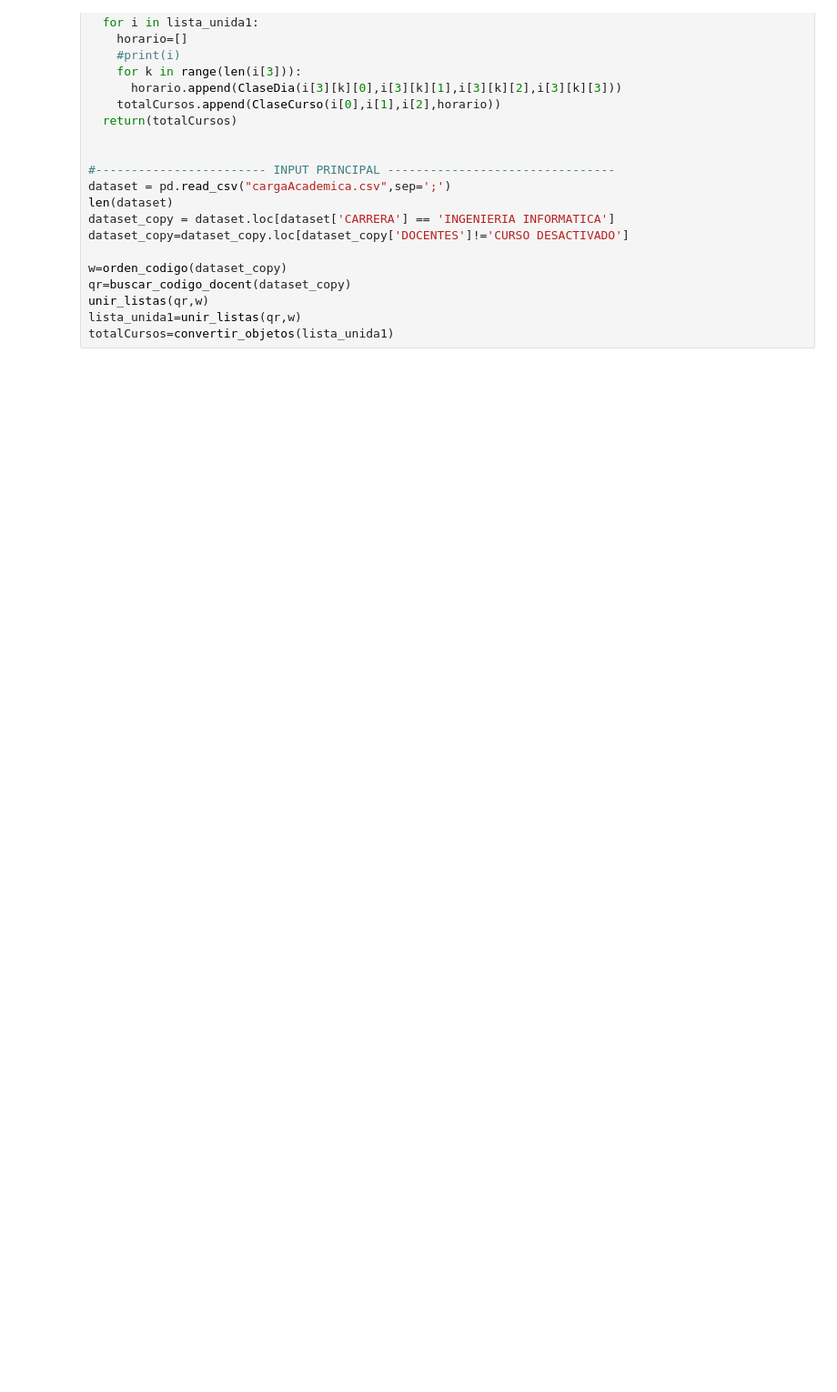
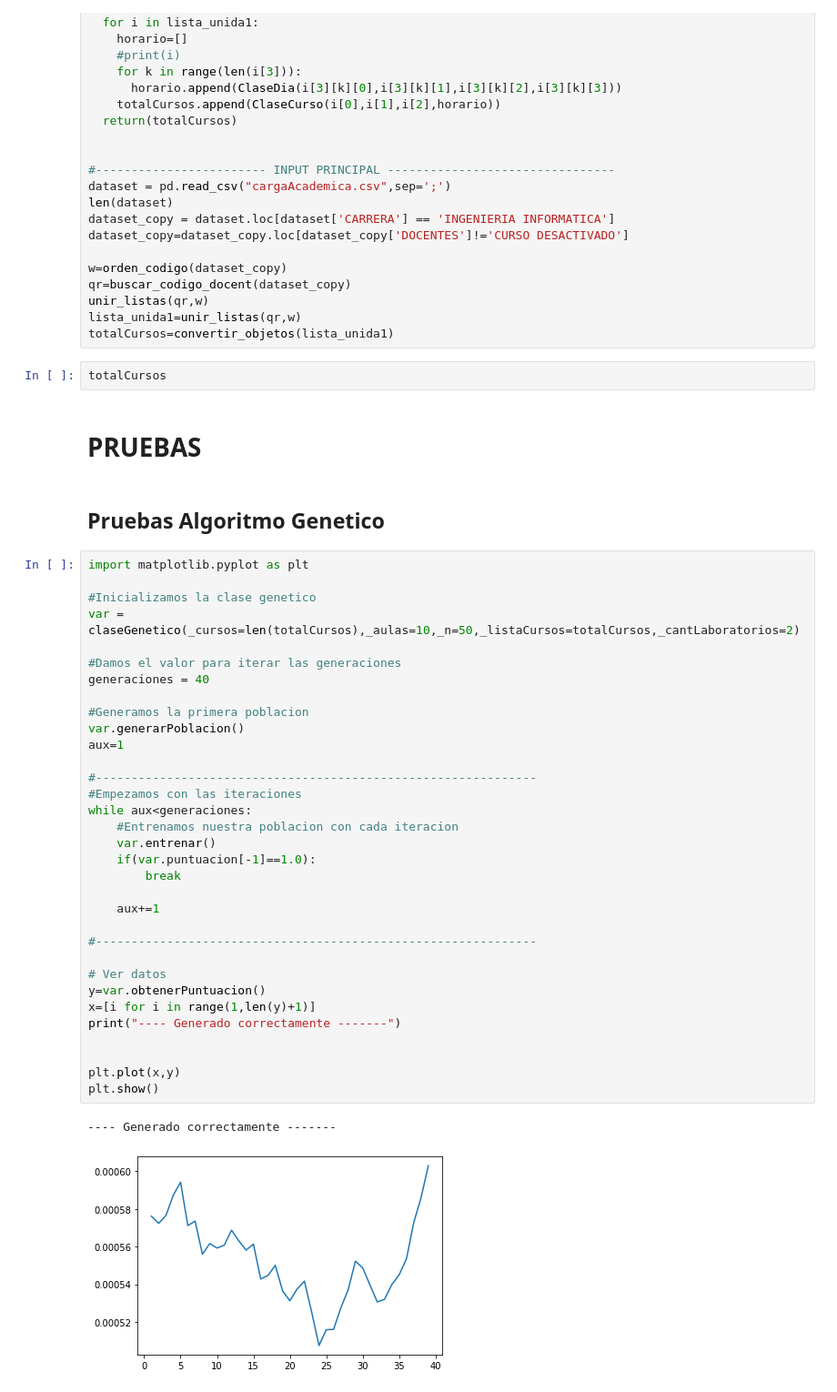
Before and after one commit to EdwardMelendezM/ProyectoAlgoritmosAvanzados2022-II, a Jupyter notebook: pruebas.ipynb, the cells around one changed output. Shown: that part at 91% size. Cells and saved outputs as stored; diff of their text form; blank space fills up the shorter version.

Commit message:
Verificando ejecucion de pruebas

```diff
--- a/pruebas.ipynb
+++ b/pruebas.ipynb
@@ -525,3 +539,45 @@ qr=buscar_codigo_docent(dataset_copy)
 unir_listas(qr,w)
 lista_unida1=unir_listas(qr,w)
 totalCursos=convertir_objetos(lista_unida1)
+# %%
+totalCursos
+# %% [markdown]
+# PRUEBAS
+# %% [markdown]
+## Pruebas Algoritmo Genetico
+# %%
+import matplotlib.pyplot as plt
+
+#Inicializamos la clase genetico
+var = claseGenetico(_cursos=len(totalCursos),_aulas=10,_n=50,_listaCursos=totalCursos,_cantLaboratorios=2)
+
+#Damos el valor para iterar las generaciones
+generaciones = 40
+
+#Generamos la primera poblacion
+var.generarPoblacion()
+aux=1
+
+#--------------------------------------------------------------
+#Empezamos con las iteraciones
+while aux<generaciones:
+    #Entrenamos nuestra poblacion con cada iteracion
+    var.entrenar()
+    if(var.puntuacion[-1]==1.0):
+        break
+
+    aux+=1
+
+#--------------------------------------------------------------
+
+# Ver datos
+y=var.obtenerPuntuacion()
+x=[i for i in range(1,len(y)+1)]
+print("---- Generado correctamente -------")
+
+
+plt.plot(x,y)
+plt.show()
+# %% [output]
+---- Generado correctamente -------
+[figure, added]
```
Also changed, not shown: parts of 13 cells of this notebook, 1 other file.
